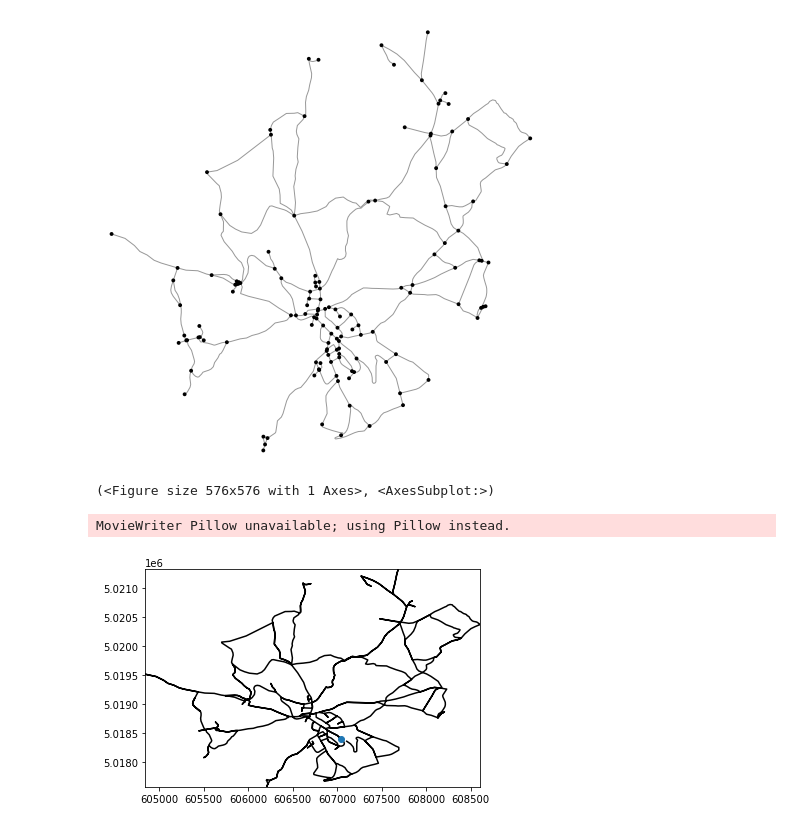
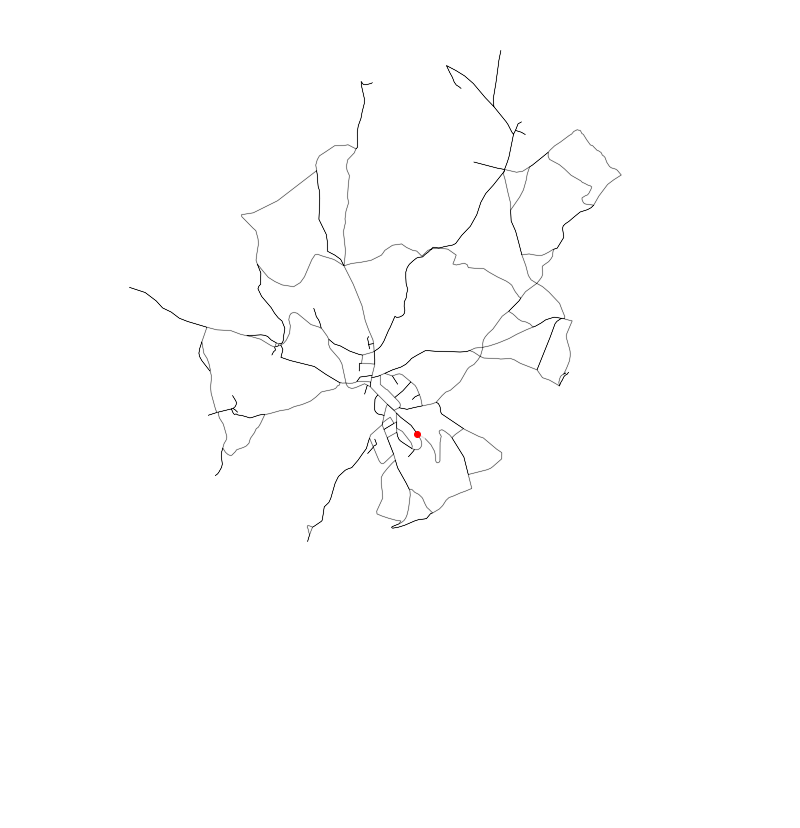
Before and after one commit to julesbeley/eulerian-cities, a Jupyter notebook: Create Eulerian Path.ipynb, the cells around one changed output. Cells and saved outputs as stored; diff of their text form; code cells hidden in the pictures; blank space fills up the shorter version.

Commit message:
solved multi-edges problem

```diff
--- a/Create Eulerian Path.ipynb
+++ b/Create Eulerian Path.ipynb
@@ -10,7 +10,8 @@ import utm
 city = ox.graph.graph_from_place('Jonzieux',network_type='walk')
 city = city.to_undirected()
 city_projected = ox.project_graph(city).to_undirected()
-ox.plot_graph(city_projected,bgcolor='white',node_color='black')
+
+# eulerize and get circuit
+
+city_eulerized = nx.eulerize(city)
+circuit = list(nx.eulerian_circuit(city_eulerized))
-# %% [output]
-[figure, removed]
-(<Figure size 576x576 with 1 Axes>, <AxesSubplot:>)
@@ -37,17 +19,22 @@ for edge in circuit:
 # get coordinates of path and total length
 
 original_nodes,original_edges = ox.graph_to_gdfs(city)
-origin = original_nodes[original_nodes.index == circuit[0][0]]
-origin = list(origin['geometry'].values[0].coords)
+origin = original_nodes.iloc[0]
+origin = list(origin['geometry'].coords)
 
+index = original_edges.index
 lon_lat_path = origin
 total_length = 0
+step_dic = {edge:0 for edge in circuit}
 
 for edge in circuit:
 
-    ids = [edge+(0,),edge[::-1]+(0,)]
-    gdf_edge = original_edges[original_edges.index.isin(ids)]
-    coords = list(gdf_edge['geometry'].values[0].coords)
+    is_edge = [set(edge).issubset(i) for i in index]
+    gdf_edges = original_edges[is_edge]
+    n_edges = len(gdf_edges)
+    geom = gdf_edges['geometry']
+    step = step_dic[edge]
+    coords = list(geom.iloc[step].coords)
 
     if lon_lat_path[-1] == coords[0]:
         lon_lat_path.extend(coords)
@@ -55,7 +42,10 @@ for edge in circuit:
     else:
         lon_lat_path.extend(coords[::-1])
 
-    total_length += gdf_edge['length'].values[0]
+    total_length += gdf_edges['length'].iloc[step]
+
+    if n_edges > 1:
+        step_dic[edge] = (step+1) % n_edges
 
 x,y = [],[]
 
@@ -63,21 +53,33 @@ for point in lon_lat_path:
     x_value,y_value,zn,zl = utm.from_latlon(*point[::-1])
     x.append(x_value),y.append(y_value)
 # %%
-fig, ax = plt.subplots()
+# create gif
 
-line, = ax.plot([],[],color='black')
-point, = ax.plot([],[],ls="none",marker="o")
-ax.set_xlim([min(x),max(x)])
-ax.set_ylim([min(y),max(y)])
+fig,ax = plt.subplots(figsize=(10,10))
+
+for position in ['right','left','top','bottom']:
+    ax.spines[position].set_visible(False)
+
+ax.tick_params(axis='both',which='both',left=False,bottom=False,
+                labelleft=False,labelbottom=False)
+
+bg_edges = ox.graph_to_gdfs(city_projected,nodes=False)["geometry"] # this is not ideal, edges are projected twice
+# first automatically (city_projected) then manually (lat_lon_path)
+bg_edges.plot(ax=ax,color='grey',alpha=0.2)
+
+line, = ax.plot([],[],color='black',lw=0.4)
+point, = ax.plot([],[],'ro',ls='none')
+p = 200
+ax.set_xlim([min(x)-p,max(x)+p])
+ax.set_ylim([min(y)-p,max(y)+p])
 
 def animate(k):
     i = min(k,len(x))
     line.set_data(x[:i],y[:i])
     point.set_data(x[i],y[i])
-    return line,point
+    return(line,point)
 
-animation = FuncAnimation(fig=fig, func=animate, frames=range(len(x)),interval=50, blit=True)
-animation.save(filename="./animation.gif",writer='Pillow',dpi=80,fps=20)
+animation = FuncAnimation(fig=fig,func=animate,frames=range(len(x)),interval=50,blit=True)
+animation.save(filename="./animation.gif",dpi=50,fps=40)
 # %% [output]
-MovieWriter Pillow unavailable; using Pillow instead.
-[figure, old version]
+[figure, new version]
```
Also changed, not shown: parts of 2 cells of this notebook, 2 other files.
